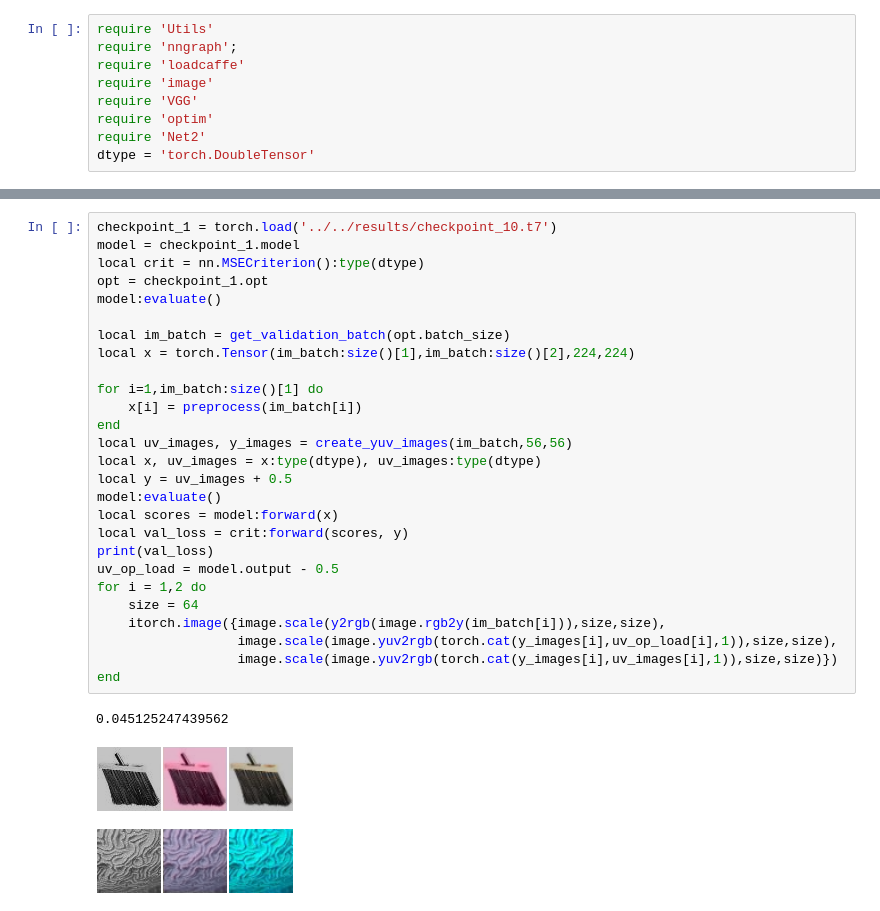
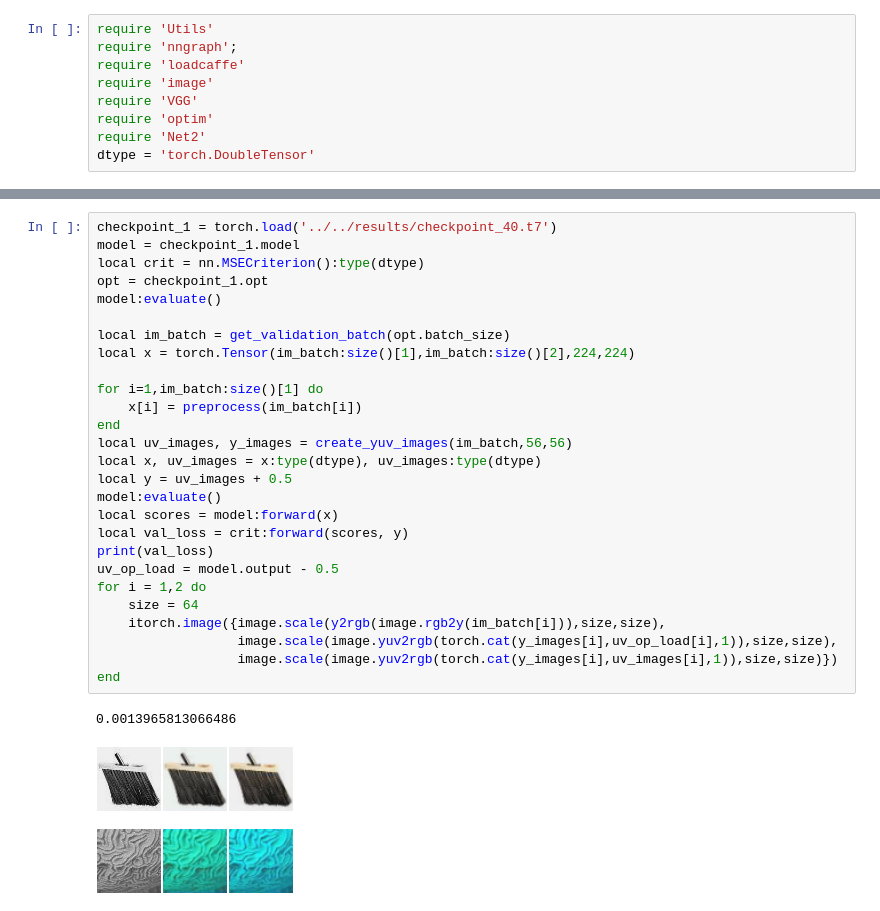
Before and after one commit to bagavi/CNNProject, a Jupyter notebook: TinyImageNet/test_checkpoint.ipynb, the cells around one changed output, grey strips where cells are left out. Cells and saved outputs as stored; diff of their text form.

```diff
--- a/TinyImageNet/test_checkpoint.ipynb
+++ b/TinyImageNet/test_checkpoint.ipynb
@@ -10,31 +99,31 @@ dtype = 'torch.DoubleTensor'
 # %%
-checkpoint_1 = torch.load('../../results/checkpoint_10.t7')
+checkpoint_1 = torch.load('../../results/checkpoint_40.t7')
 model = checkpoint_1.model
 local crit = nn.MSECriterion():type(dtype)
 opt = checkpoint_1.opt
 model:evaluate()
 
 local im_batch = get_validation_batch(opt.batch_size)
 local x = torch.Tensor(im_batch:size()[1],im_batch:size()[2],224,224)
 
 for i=1,im_batch:size()[1] do
     x[i] = preprocess(im_batch[i])
 end
 local uv_images, y_images = create_yuv_images(im_batch,56,56)
 local x, uv_images = x:type(dtype), uv_images:type(dtype)
 local y = uv_images + 0.5
 model:evaluate()
 local scores = model:forward(x)
 local val_loss = crit:forward(scores, y)
 print(val_loss)
 uv_op_load = model.output - 0.5
 for i = 1,2 do
     size = 64
     itorch.image({image.scale(y2rgb(image.rgb2y(im_batch[i])),size,size),
                   image.scale(image.yuv2rgb(torch.cat(y_images[i],uv_op_load[i],1)),size,size),
                   image.scale(image.yuv2rgb(torch.cat(y_images[i],uv_images[i],1)),size,size)})
 end
 # %% [output]
-0.045125247439562
+0.0013965813066486
-[figure, old version]
+[figure, new version]
-[figure, old version]
+[figure, new version]
```
Also changed, not shown: parts of 6 cells of this notebook, 5 other files.
